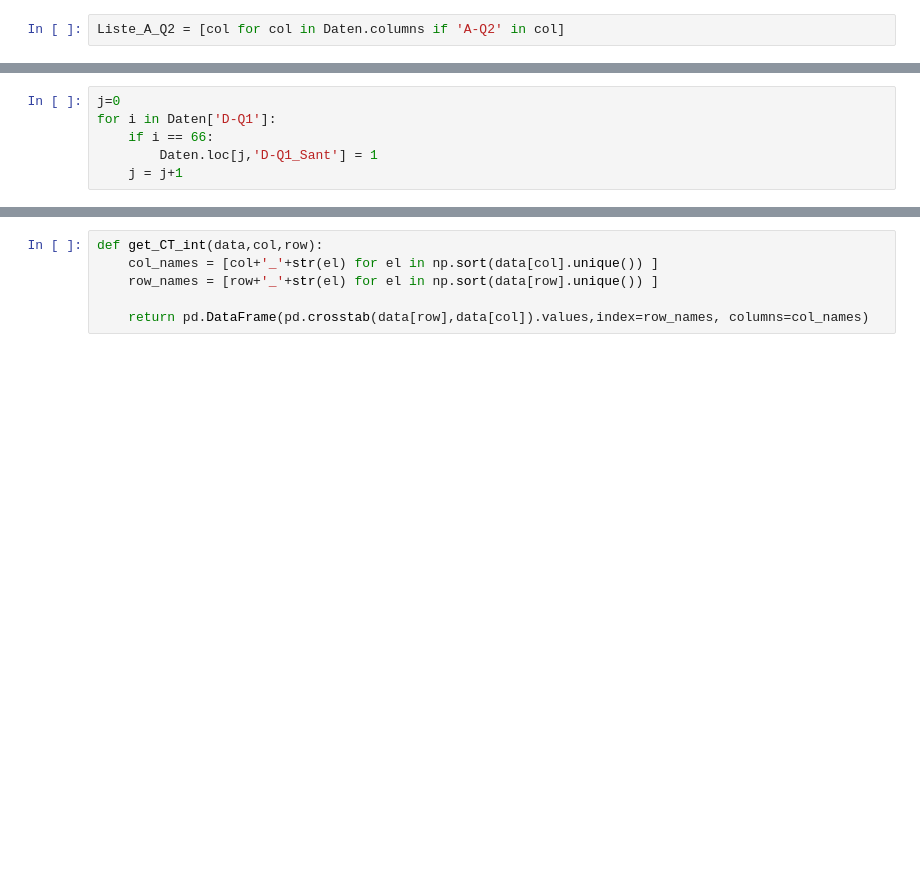
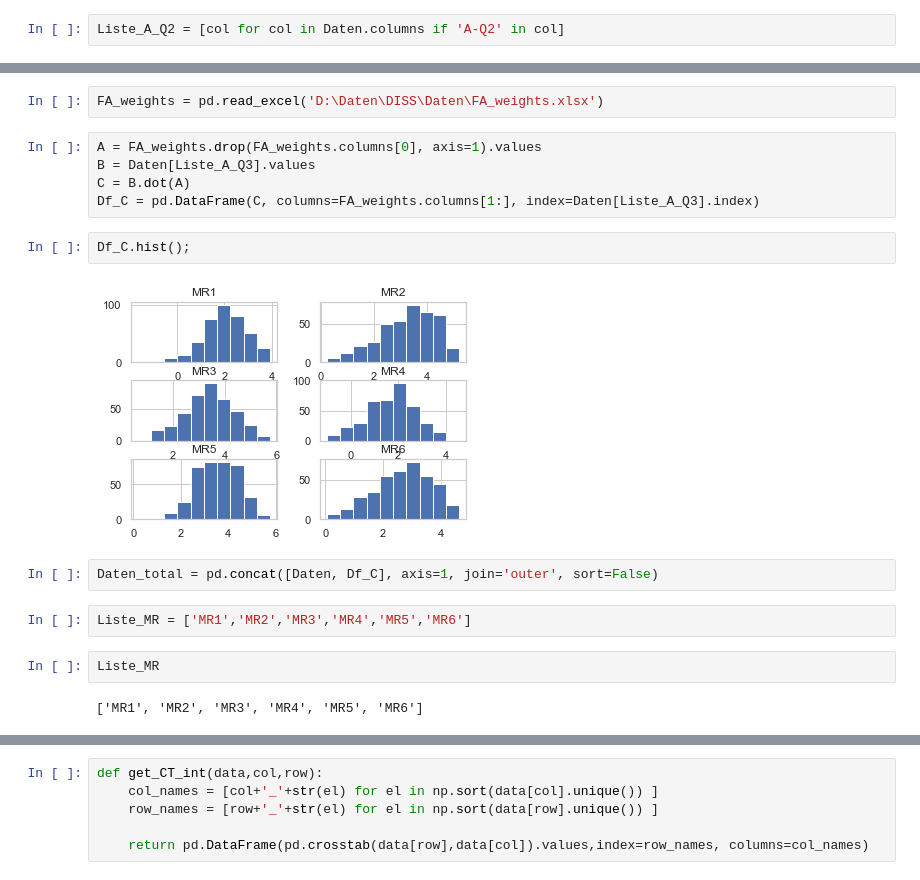
Before and after one commit to martinakienberger/Dissertation_LIS, a Jupyter notebook: Datenanalyse_Inferenz2.ipynb, the cells around one changed output, grey strips where cells are left out. Drawn from its saved outputs; the diff is of its cells as text; blank space fills up the shorter version.

```diff
--- a/Datenanalyse_Inferenz2.ipynb
+++ b/Datenanalyse_Inferenz2.ipynb
@@ -465,6 +37,0 @@ for i in Daten['D-Q1']:
-# %%
-j=0
-for i in Daten['D-Q1']:
-    if i == 66:
-        Daten.loc[j,'D-Q1_Sant'] = 1
-    j = j+1
@@ -497,0 +85,19 @@ col_vars = ['D-Q4_neu',
+# %%
+FA_weights = pd.read_excel('D:\Daten\DISS\Daten\FA_weights.xlsx')
+# %%
+A = FA_weights.drop(FA_weights.columns[0], axis=1).values
+B = Daten[Liste_A_Q3].values
+C = B.dot(A)
+Df_C = pd.DataFrame(C, columns=FA_weights.columns[1:], index=Daten[Liste_A_Q3].index)
+# %%
+Df_C.hist();
+# %% [output]
+[figure, added]
+# %%
+Daten_total = pd.concat([Daten, Df_C], axis=1, join='outer', sort=False)
+# %%
+Liste_MR = ['MR1','MR2','MR3','MR4','MR5','MR6']
+# %%
+Liste_MR
+# %% [output]
+['MR1', 'MR2', 'MR3', 'MR4', 'MR5', 'MR6']
```
Also changed, not shown: parts of 129 cells of this notebook, 2 other files.
